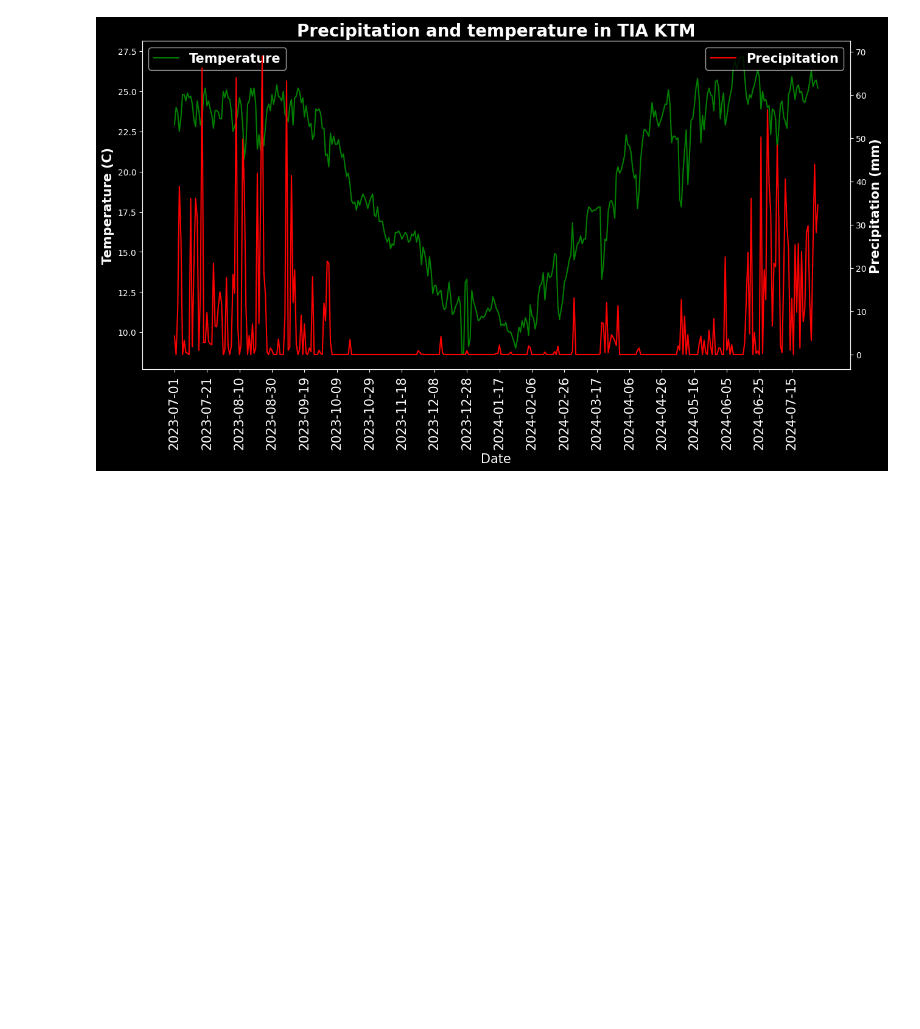
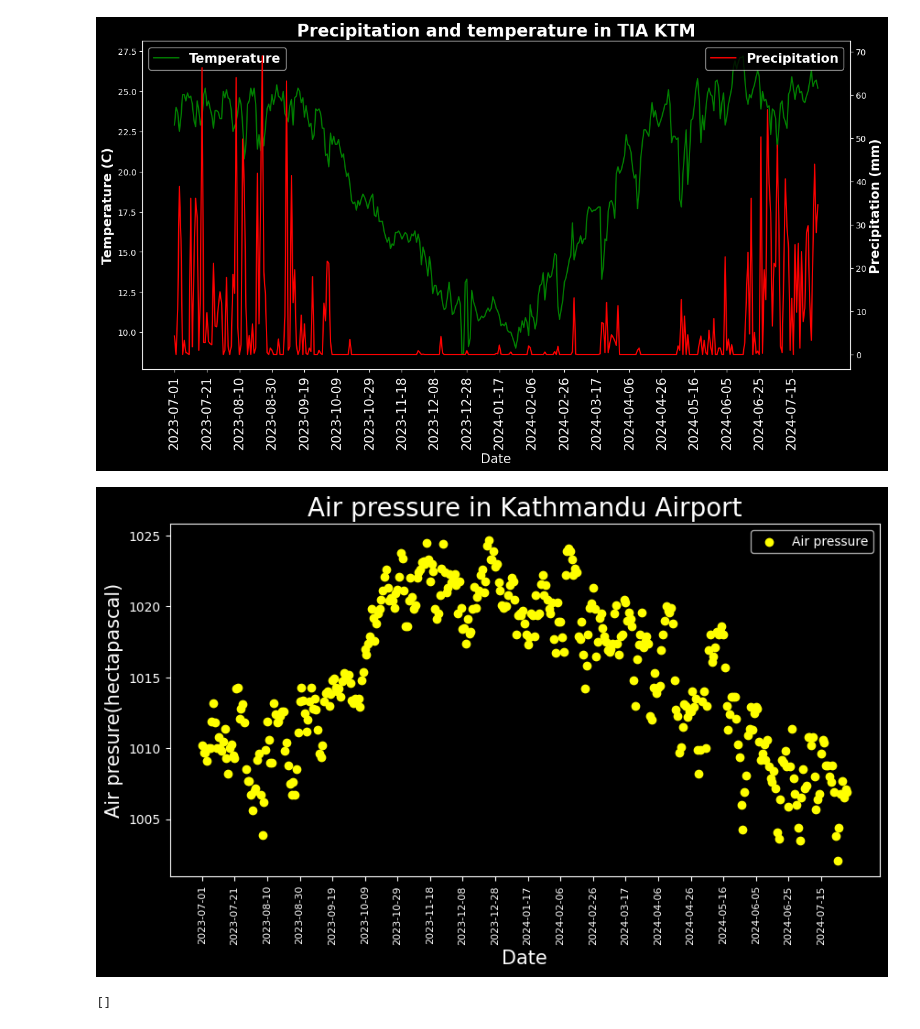
Before and after one commit to jsdhami/Lightning-Research-Data, a Jupyter notebook: Visualization_of_Air_pressure_and_Precipitaion.ipynb, the cells around one changed output. Cells and saved outputs as stored; diff of their text form; code cells hidden in the pictures; blank space fills up the shorter version.

```diff
--- a/Visualization_of_Air_pressure_and_Precipitaion.ipynb
+++ b/Visualization_of_Air_pressure_and_Precipitaion.ipynb
@@ -138,3 +138,20 @@ ax2.legend(loc='upper right',prop=legend_properties)
 plt.show()
 # %% [output]
 [figure]
+# %%
+# Scatter plot of Air pressure vs Date
+fig,ax=plt.subplots()
+fig.set_size_inches(10,5)
+ax.scatter(x,y,label='Air pressure',color='yellow')
+ax.set_xlabel('Date',fontsize=15)
+ax.set_ylabel('Air presure(hectapascal)',fontsize=15)
+ax.set_title('Air pressure in Kathmandu Airport',fontsize=20)
+ax.set_xticks(x[::20])
+ax.set_xticklabels(x[::20],rotation=90,fontsize=8)
+plt.style.use('dark_background')
+ax.legend()
+plt.show()
+ax.plot()
+# %% [output]
+[figure, added]
+[]
```
Also changed, not shown: parts of 4 cells of this notebook.
